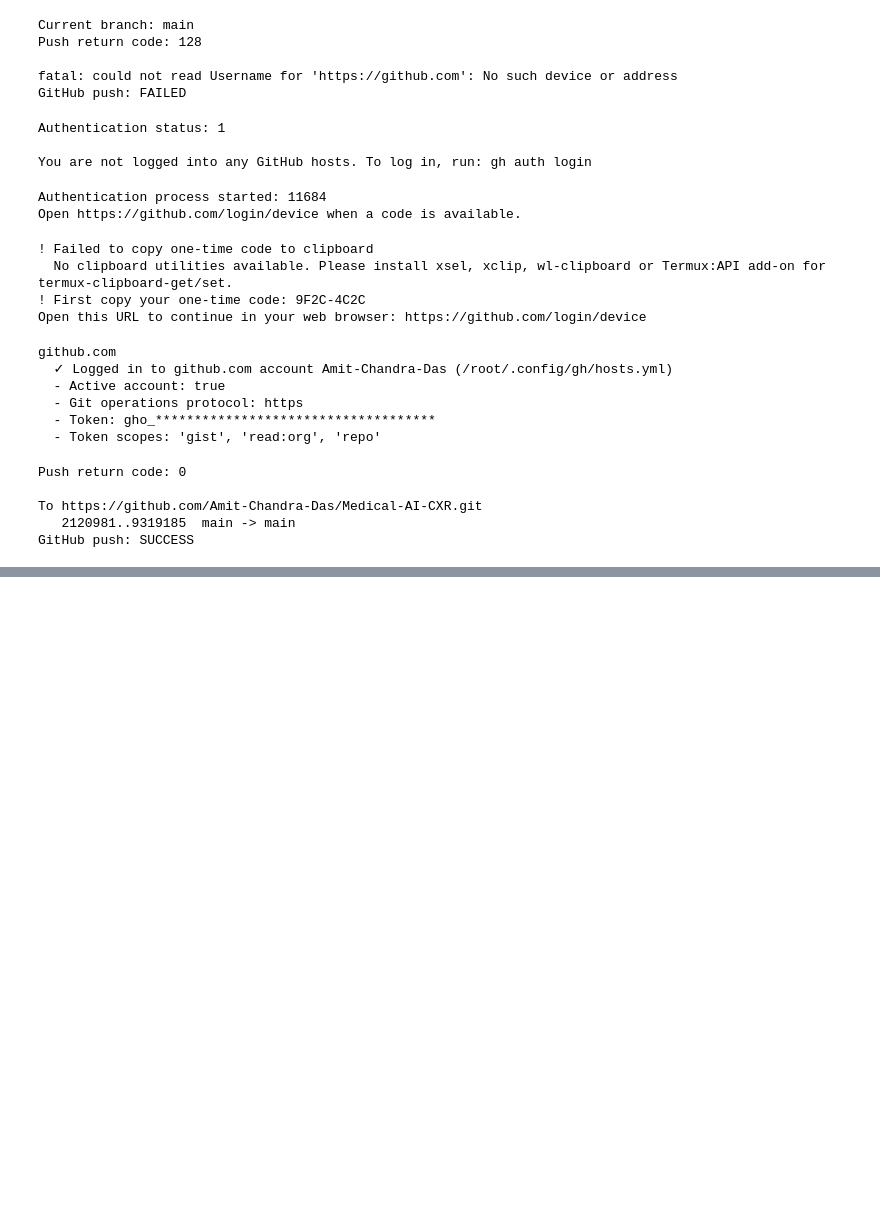
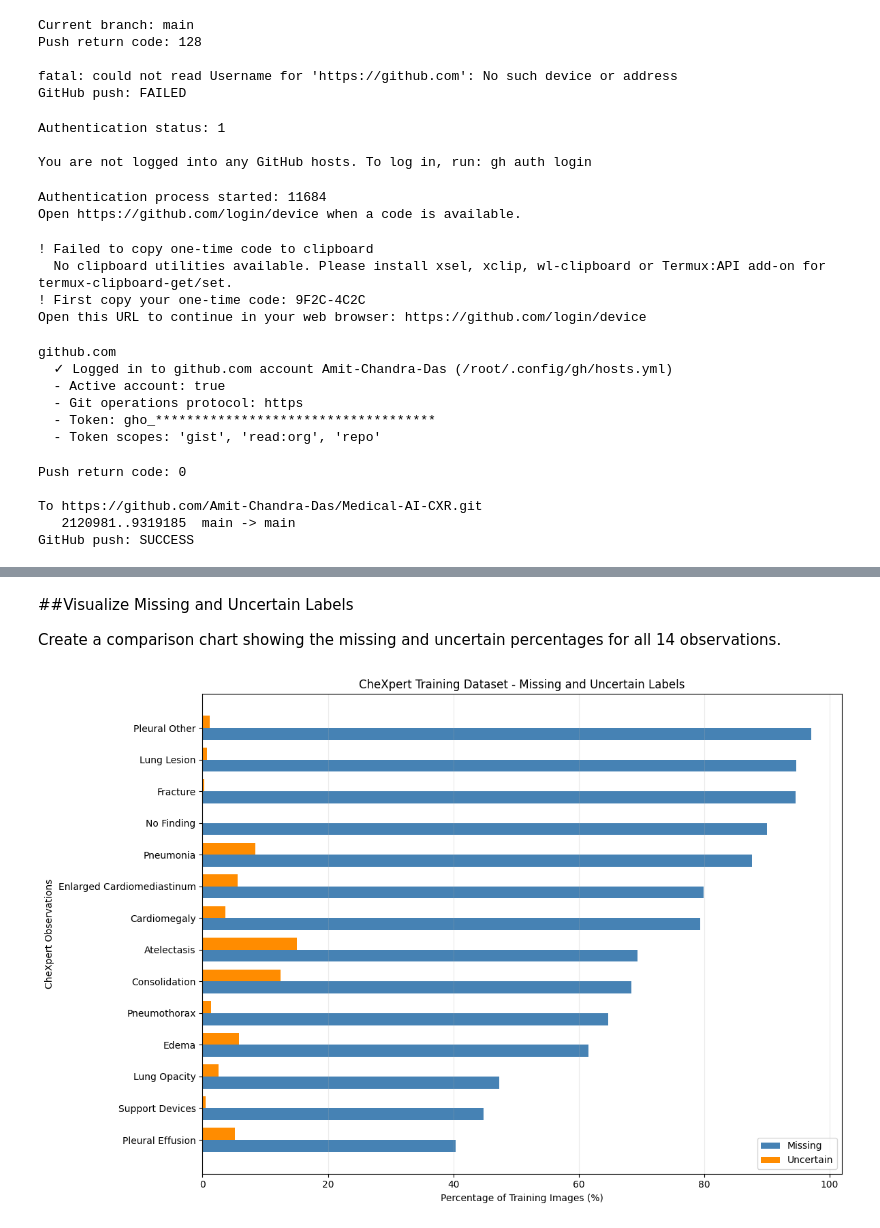
Before and after one commit to Amit-Chandra-Das/Medical-AI-CXR-Private, a Jupyter notebook: 02_Notebooks/02_dataset_verification.ipynb, the cells around one changed output, grey strips where cells are left out. Saved outputs shown, nothing was run; the diff lists cells and outputs as text; code cells hidden in the pictures; blank space fills up the shorter version.

```diff
--- a/02_Notebooks/02_dataset_verification.ipynb
+++ b/02_Notebooks/02_dataset_verification.ipynb
@@ -1749,0 +1920,19 @@ GitHub push: SUCCESS
+# %%
+
+total_images = len(train_df)
+
+missing_uncertain_summary = pd.DataFrame({
+    "Missing Count": label_summary["Missing"],
+    "Missing (%)": (label_summary["Missing"] / total_images * 100).round(2),
+    "Uncertain Count": label_summary["Uncertain"],
+    "Uncertain (%)": (label_summary["Uncertain"] / total_images * 100).round(2)
+})
+
+missing_uncertain_summary = missing_uncertain_summary.sort_values(
+    "Missing (%)", ascending=False
+)
+
+display(missing_uncertain_summary)
+
+print("Total missing labels:", label_summary["Missing"].sum())
+print("Total uncertain labels:", label_summary["Uncertain"].sum())
@@ -1749,0 +1957,42 @@ GitHub push: SUCCESS
+# %% [markdown]
+##Visualize Missing and Uncertain Labels
+
+Create a comparison chart showing the missing and uncertain percentages for all 14 observations.
+# %%
+
+import matplotlib.pyplot as plt
+import numpy as np
+
+plot_data = missing_uncertain_summary.sort_values("Missing (%)")
+
+y = np.arange(len(plot_data))
+bar_height = 0.38
+
+plt.figure(figsize=(12, 8))
+
+plt.barh(
+    y - bar_height / 2,
+    plot_data["Missing (%)"],
+    height=bar_height,
+    label="Missing",
+    color="steelblue"
+)
+
+plt.barh(
+    y + bar_height / 2,
+    plot_data["Uncertain (%)"],
+    height=bar_height,
+    label="Uncertain",
+    color="darkorange"
+)
+
+plt.yticks(y, plot_data.index)
+plt.xlabel("Percentage of Training Images (%)")
+plt.ylabel("CheXpert Observations")
+plt.title("CheXpert Training Dataset - Missing and Uncertain Labels")
+plt.legend()
+plt.grid(axis="x", alpha=0.25)
+plt.tight_layout()
+plt.show()
+# %% [output]
+[figure, added]
```
Also changed, not shown: parts of 42 cells of this notebook, 4 other files.
